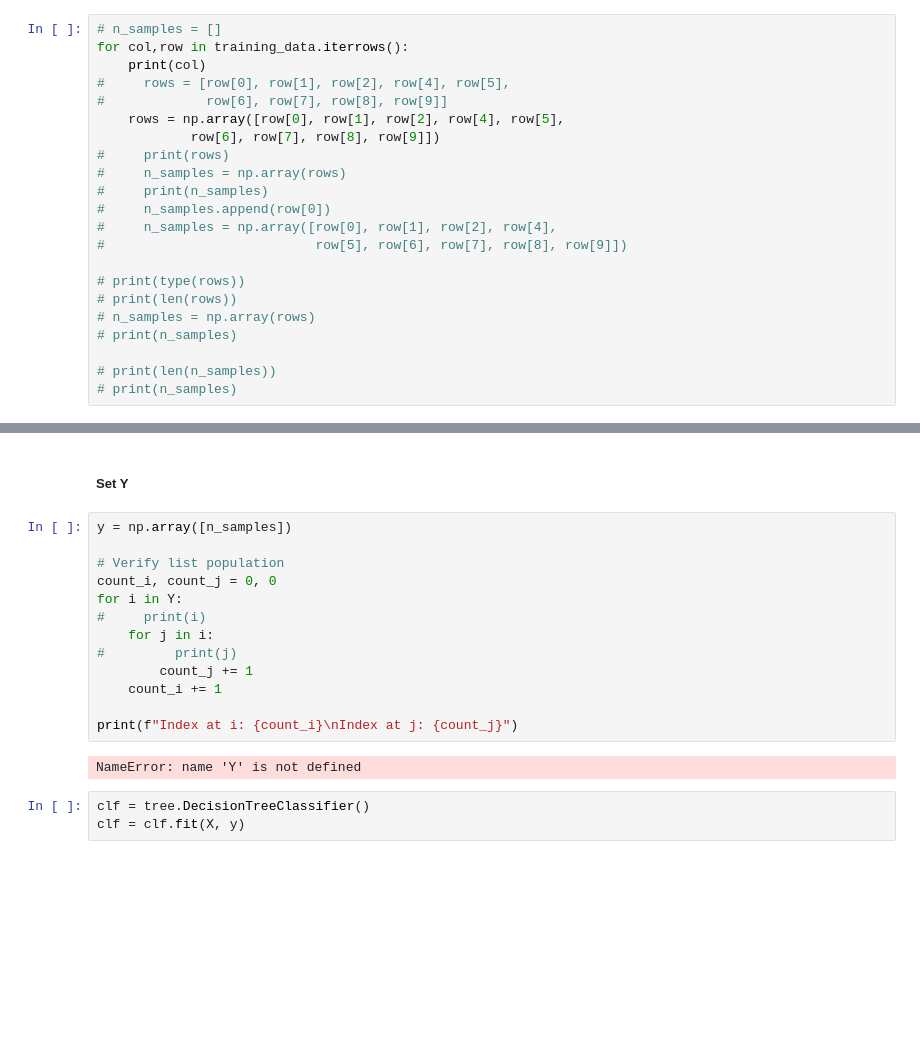
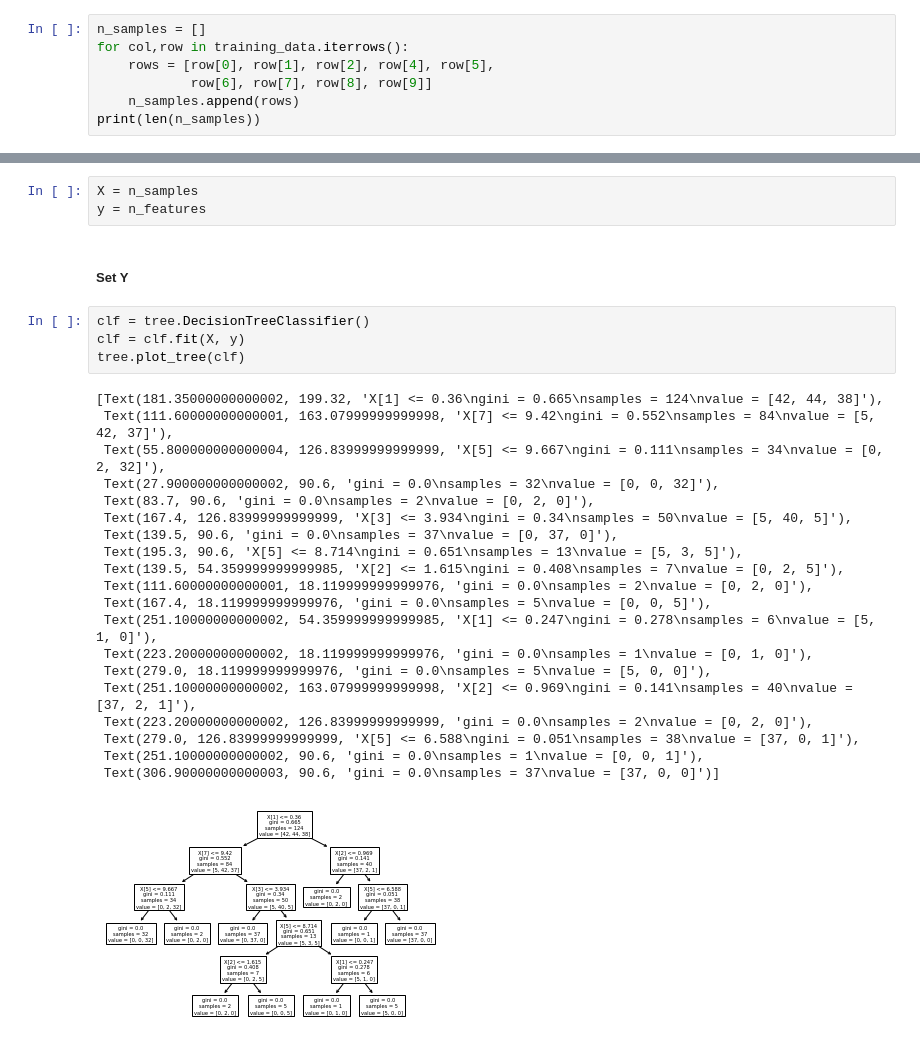
Before and after one commit to MorganReilly/ML_BeerClassification, a Jupyter notebook: BeerClassification.ipynb, the cells around one changed output, grey strips where cells are left out. Saved outputs shown, nothing was run; the diff lists cells and outputs as text; blank space fills up the shorter version.

```diff
--- a/BeerClassification.ipynb
+++ b/BeerClassification.ipynb
@@ -100,25 +100,10 @@ training_data.describe()
 #### Sample Set
 * `n_samples`
 # %%
-# n_samples = []
+n_samples = []
 for col,row in training_data.iterrows():
-    print(col)
-#     rows = [row[0], row[1], row[2], row[4], row[5],
-#             row[6], row[7], row[8], row[9]]
-    rows = np.array([row[0], row[1], row[2], row[4], row[5],
-            row[6], row[7], row[8], row[9]])
-#     print(rows)
-#     n_samples = np.array(rows)
-#     print(n_samples)
-#     n_samples.append(row[0])
-#     n_samples = np.array([row[0], row[1], row[2], row[4],
-#                           row[5], row[6], row[7], row[8], row[9]])
-
-# print(type(rows))
-# print(len(rows))
-# n_samples = np.array(rows)
-# print(n_samples)
-
-# print(len(n_samples))
-# print(n_samples)
+    rows = [row[0], row[1], row[2], row[4], row[5],
+            row[6], row[7], row[8], row[9]]
+    n_samples.append(rows)
+print(len(n_samples))
 # %% [output]
@@ -173,20 +124,30 @@ IndexError: index 1 is out of bounds for axis 0 with size 1
+# %%
+X = n_samples
+y = n_features
 # %% [markdown]
 ##### Set Y
-# %%
-y = np.array([n_samples])
-
-# Verify list population
-count_i, count_j = 0, 0
-for i in Y:
-#     print(i)
-    for j in i:
-#         print(j)
-        count_j += 1
-    count_i += 1
-
-print(f"Index at i: {count_i}\nIndex at j: {count_j}")
-# %% [output]
-NameError: name 'Y' is not defined
 # %%
 clf = tree.DecisionTreeClassifier()
 clf = clf.fit(X, y)
+tree.plot_tree(clf)
+# %% [output]
+[Text(181.35000000000002, 199.32, 'X[1] <= 0.36\ngini = 0.665\nsamples = 124\nvalue = [42, 44, 38]'),
+ Text(111.60000000000001, 163.07999999999998, 'X[7] <= 9.42\ngini = 0.552\nsamples = 84\nvalue = [5, 42, 37]'),
+ Text(55.800000000000004, 126.83999999999999, 'X[5] <= 9.667\ngini = 0.111\nsamples = 34\nvalue = [0, 2, 32]'),
+ Text(27.900000000000002, 90.6, 'gini = 0.0\nsamples = 32\nvalue = [0, 0, 32]'),
+ Text(83.7, 90.6, 'gini = 0.0\nsamples = 2\nvalue = [0, 2, 0]'),
+ Text(167.4, 126.83999999999999, 'X[3] <= 3.934\ngini = 0.34\nsamples = 50\nvalue = [5, 40, 5]'),
+ Text(139.5, 90.6, 'gini = 0.0\nsamples = 37\nvalue = [0, 37, 0]'),
+ Text(195.3, 90.6, 'X[5] <= 8.714\ngini = 0.651\nsamples = 13\nvalue = [5, 3, 5]'),
+ Text(139.5, 54.359999999999985, 'X[2] <= 1.615\ngini = 0.408\nsamples = 7\nvalue = [0, 2, 5]'),
+ Text(111.60000000000001, 18.119999999999976, 'gini = 0.0\nsamples = 2\nvalue = [0, 2, 0]'),
+ Text(167.4, 18.119999999999976, 'gini = 0.0\nsamples = 5\nvalue = [0, 0, 5]'),
+ Text(251.10000000000002, 54.359999999999985, 'X[1] <= 0.247\ngini = 0.278\nsamples = 6\nvalue = [5, 1, 0]'),
+ Text(223.20000000000002, 18.119999999999976, 'gini = 0.0\nsamples = 1\nvalue = [0, 1, 0]'),
+ Text(279.0, 18.119999999999976, 'gini = 0.0\nsamples = 5\nvalue = [5, 0, 0]'),
+ Text(251.10000000000002, 163.07999999999998, 'X[2] <= 0.969\ngini = 0.141\nsamples = 40\nvalue = [37, 2, 1]'),
+ Text(223.20000000000002, 126.83999999999999, 'gini = 0.0\nsamples = 2\nvalue = [0, 2, 0]'),
+ Text(279.0, 126.83999999999999, 'X[5] <= 6.588\ngini = 0.051\nsamples = 38\nvalue = [37, 0, 1]'),
+ Text(251.10000000000002, 90.6, 'gini = 0.0\nsamples = 1\nvalue = [0, 0, 1]'),
+ Text(306.90000000000003, 90.6, 'gini = 0.0\nsamples = 37\nvalue = [37, 0, 0]')]
+[figure, added]
```
Also changed, not shown: parts of 3 cells of this notebook.
